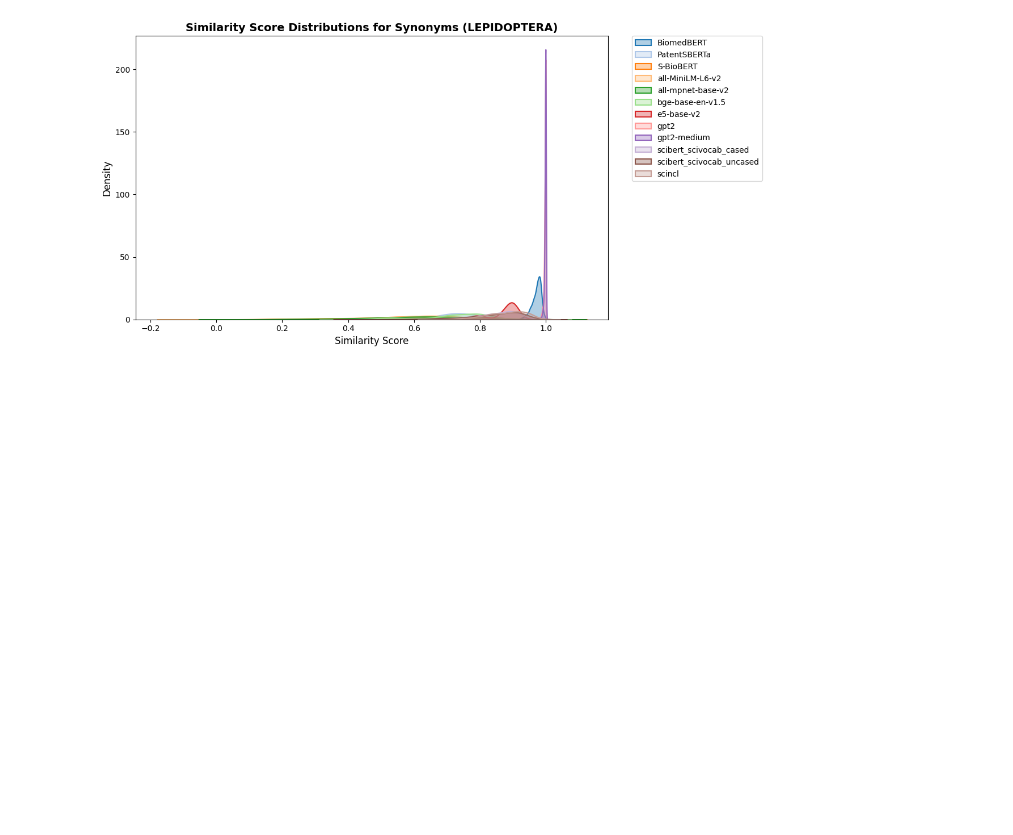
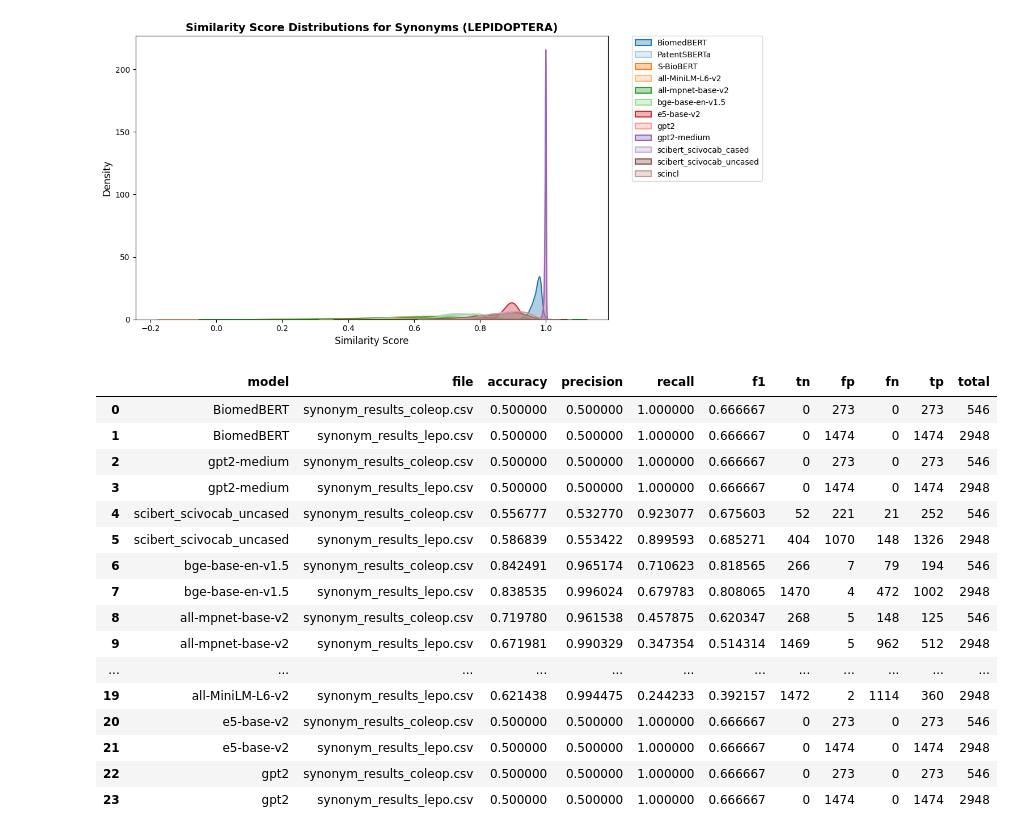
Before and after one commit to Senckenberg-Nature-Research-SDEI/lm_embeddings4species, a Jupyter notebook: src/evaluation/evaluation.ipynb, the cells around one changed output. Saved outputs shown, nothing was run; the diff lists cells and outputs as text; code cells hidden in the pictures; blank space fills up the shorter version.

```diff
--- a/src/evaluation/evaluation.ipynb
+++ b/src/evaluation/evaluation.ipynb
@@ -141,0 +155,20 @@ LEPIDOPTERA ACCURACY:
+# %%
+all_results_df
+# %% [output]
+|  | model | file | accuracy | precision | recall | f1 | tn | fp | fn | tp | total |
+| 0 | BiomedBERT | synonym_results_coleop.csv | 0.500000 | 0.500000 | 1.000000 | 0.666667 | 0 | 273 | 0 | 273 | 546 |
+| 1 | BiomedBERT | synonym_results_lepo.csv | 0.500000 | 0.500000 | 1.000000 | 0.666667 | 0 | 1474 | 0 | 1474 | 2948 |
+| 2 | gpt2-medium | synonym_results_coleop.csv | 0.500000 | 0.500000 | 1.000000 | 0.666667 | 0 | 273 | 0 | 273 | 546 |
+| 3 | gpt2-medium | synonym_results_lepo.csv | 0.500000 | 0.500000 | 1.000000 | 0.666667 | 0 | 1474 | 0 | 1474 | 2948 |
+| 4 | scibert_scivocab_uncased | synonym_results_coleop.csv | 0.556777 | 0.532770 | 0.923077 | 0.675603 | 52 | 221 | 21 | 252 | 546 |
+| 5 | scibert_scivocab_uncased | synonym_results_lepo.csv | 0.586839 | 0.553422 | 0.899593 | 0.685271 | 404 | 1070 | 148 | 1326 | 2948 |
+| 6 | bge-base-en-v1.5 | synonym_results_coleop.csv | 0.842491 | 0.965174 | 0.710623 | 0.818565 | 266 | 7 | 79 | 194 | 546 |
+| 7 | bge-base-en-v1.5 | synonym_results_lepo.csv | 0.838535 | 0.996024 | 0.679783 | 0.808065 | 1470 | 4 | 472 | 1002 | 2948 |
+| 8 | all-mpnet-base-v2 | synonym_results_coleop.csv | 0.719780 | 0.961538 | 0.457875 | 0.620347 | 268 | 5 | 148 | 125 | 546 |
+| 9 | all-mpnet-base-v2 | synonym_results_lepo.csv | 0.671981 | 0.990329 | 0.347354 | 0.514314 | 1469 | 5 | 962 | 512 | 2948 |
+| ... | ... | ... | ... | ... | ... | ... | ... | ... | ... | ... | ... |
+| 19 | all-MiniLM-L6-v2 | synonym_results_lepo.csv | 0.621438 | 0.994475 | 0.244233 | 0.392157 | 1472 | 2 | 1114 | 360 | 2948 |
+| 20 | e5-base-v2 | synonym_results_coleop.csv | 0.500000 | 0.500000 | 1.000000 | 0.666667 | 0 | 273 | 0 | 273 | 546 |
+| 21 | e5-base-v2 | synonym_results_lepo.csv | 0.500000 | 0.500000 | 1.000000 | 0.666667 | 0 | 1474 | 0 | 1474 | 2948 |
+| 22 | gpt2 | synonym_results_coleop.csv | 0.500000 | 0.500000 | 1.000000 | 0.666667 | 0 | 273 | 0 | 273 | 546 |
+| 23 | gpt2 | synonym_results_lepo.csv | 0.500000 | 0.500000 | 1.000000 | 0.666667 | 0 | 1474 | 0 | 1474 | 2948 |
```
Also changed, not shown: parts of 2 cells of this notebook, 3 other files.
